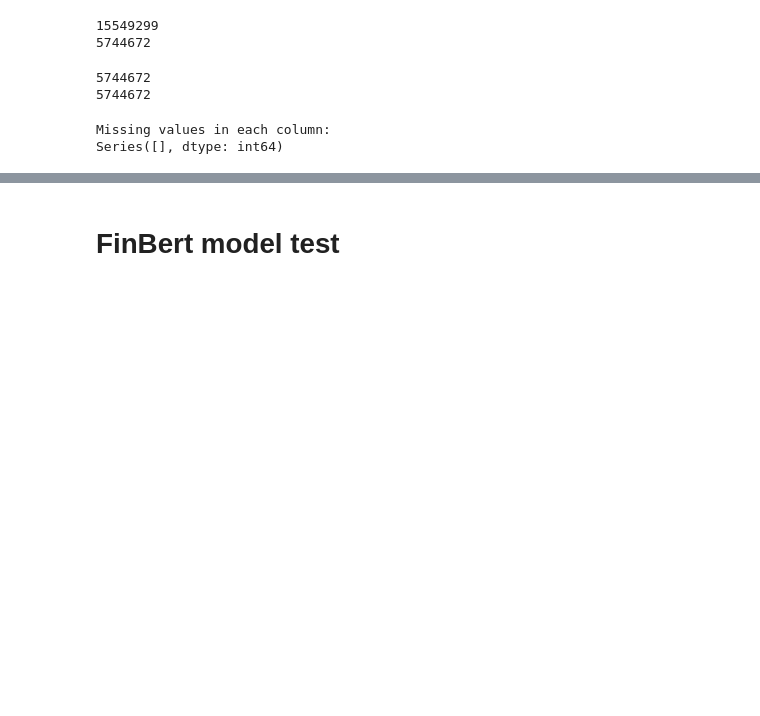
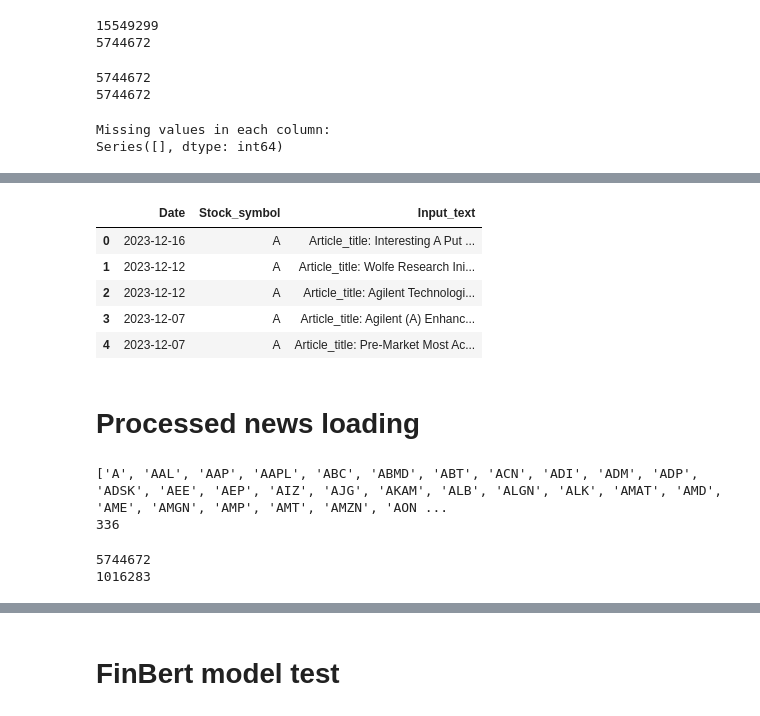
Before and after one commit to gabricarr/Master-ANN, a Jupyter notebook: code/with_bert/finebert_test.ipynb, the cells around one changed output, grey strips where cells are left out. Cells and saved outputs as stored; diff of their text form; code cells hidden in the pictures; blank space fills up the shorter version.

```diff
--- a/code/with_bert/finebert_test.ipynb
+++ b/code/with_bert/finebert_test.ipynb
@@ -106,0 +122,32 @@ news_df.head()
+# %%
+from tqdm import tqdm
+import pandas as pd
+
+# Columns to include in Input_text
+cols_to_use = [col for col in news_df.columns if col not in ["Date", "Stock_symbol"]]
+
+def create_input_text_fast(row):
+    return "\n".join(f"{col}: {getattr(row, col)}" for col in cols_to_use)
+
+# Create Input_text using itertuples for better performance and memory usage
+input_texts = []
+for row in tqdm(news_df.itertuples(index=False), total=len(news_df)):
+    input_texts.append(create_input_text_fast(row))
+# %%
+# Assign the new column
+news_df["Input_text"] = input_texts
+
+# Drop unused columns
+news_df = news_df.drop(columns=[
+    "Article_title", "Publisher", "Author", "Article",
+    "Lsa_summary", "Luhn_summary", "Textrank_summary", "Lexrank_summary"
+])
+
+news_df.head()
+# %% [output]
+|  | Date | Stock_symbol | Input_text |
+| 0 | 2023-12-16 | A | Article_title: Interesting A Put ... |
+| 1 | 2023-12-12 | A | Article_title: Wolfe Research Ini... |
+| 2 | 2023-12-12 | A | Article_title: Agilent Technologi... |
+| 3 | 2023-12-07 | A | Article_title: Agilent (A) Enhanc... |
+| 4 | 2023-12-07 | A | Article_title: Pre-Market Most Ac... |
@@ -106,0 +157,16 @@ news_df.head()
+# %% [markdown]
+# Processed news loading
+# %%
+import os
+
+# Load list of stock symbols from the file
+stock_symbols = [f[:-4] for f in os.listdir("../data/normalized/sp500/csv") if f.endswith(".csv")]
+# Remove the .DS_Store file if it exists
+if ".DS_Store" in stock_symbols:
+    stock_symbols.remove(".DS_Store")
+
+print(stock_symbols)
+print(len(stock_symbols))
+# %% [output]
+['A', 'AAL', 'AAP', 'AAPL', 'ABC', 'ABMD', 'ABT', 'ACN', 'ADI', 'ADM', 'ADP', 'ADSK', 'AEE', 'AEP', 'AIZ', 'AJG', 'AKAM', 'ALB', 'ALGN', 'ALK', 'AMAT', 'AMD', 'AME', 'AMGN', 'AMP', 'AMT', 'AMZN', 'AON ...
+336
@@ -106,0 +177,8 @@ news_df.head()
+# %%
+# Remove rows where Stock_symbol is not in the list of stock symbols
+print(len(news_df))
+news_df = news_df[news_df["Stock_symbol"].isin(stock_symbols)]
+print(len(news_df))
+# %% [output]
+5744672
+1016283
```
Also changed, not shown: parts of 20 cells of this notebook.
